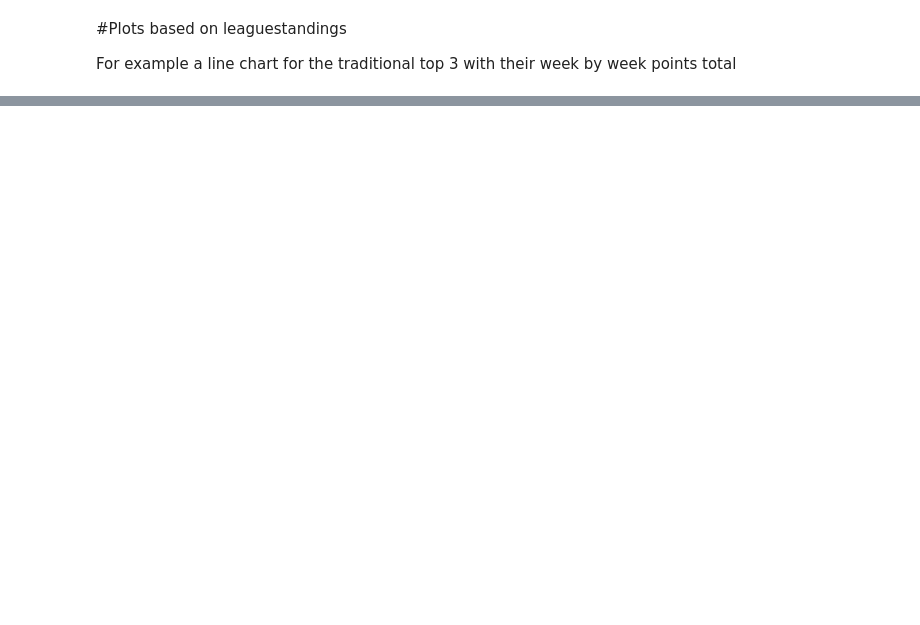
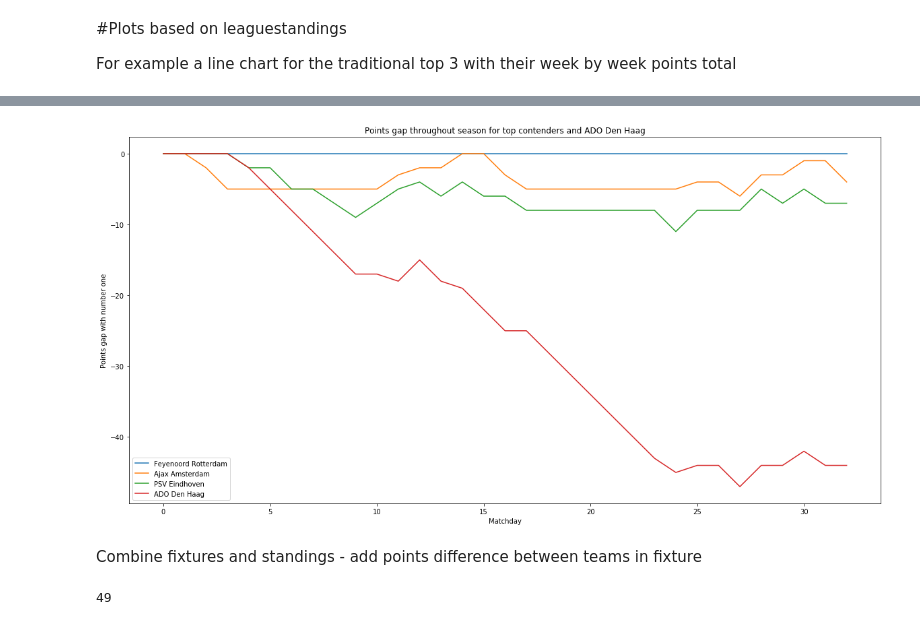
Before and after one commit to lucasjellema/jupyter-notebook-eredivisie, a Jupyter notebook: EredivisieResults_2016_2017.ipynb, the cells around one changed output, grey strips where cells are left out. Cells and saved outputs as stored; diff of their text form; code cells hidden in the pictures; blank space fills up the shorter version.

```diff
--- a/EredivisieResults_2016_2017.ipynb
+++ b/EredivisieResults_2016_2017.ipynb
@@ -459,0 +456,34 @@ plt.show()
+# %%
+#pointsgap
+plt.figure(figsize=(20,10))
+l_h =[]
+for team in ['Feyenoord Rotterdam', 'Ajax Amsterdam', 'PSV Eindhoven','ADO Den Haag']:
+    h, = plt.plot(all_standings[all_standings['teamName']==team]['matchDay']
+                 ,all_standings[all_standings['teamName']==team]['pointsGap']
+                ,label=team)
+    l_h.append(h)
+plt.legend(handles=l_h)
+plt.ylabel('Points gap with number one')
+plt.xlabel('Matchday')
+plt.title('Points gap throughout season for top contenders and ADO Den Haag')
+plt.show()
+# %% [output]
+[figure, added]
+# %% [markdown]
+Combine fixtures and standings - add points difference between teams in fixture
+# %%
+def points_for_team(team, matchday):
+  return all_standings[(all_standings['teamName']==team) & (all_standings['matchDay']==matchday) ].iloc[0]['points']
+
+def pointsgap(fixture):
+  print('matchday ='+str(fixture['matchday']))
+  if (fixture['matchday'] > 32):
+      return 0
+  else:
+    #note: the pointsgap prior to fixture is calculated using the points from (after) the previous matchday
+    points_home= points_for_team(fixture['homeTeamName'],fixture['matchday']-1);
+    points_away= points_for_team(fixture['awayTeamName'],fixture['matchday']-1);
+    print(points_home)
+    return points_home - points_away
+# %% [output]
+49
```
Also changed, not shown: parts of 6 cells of this notebook.
